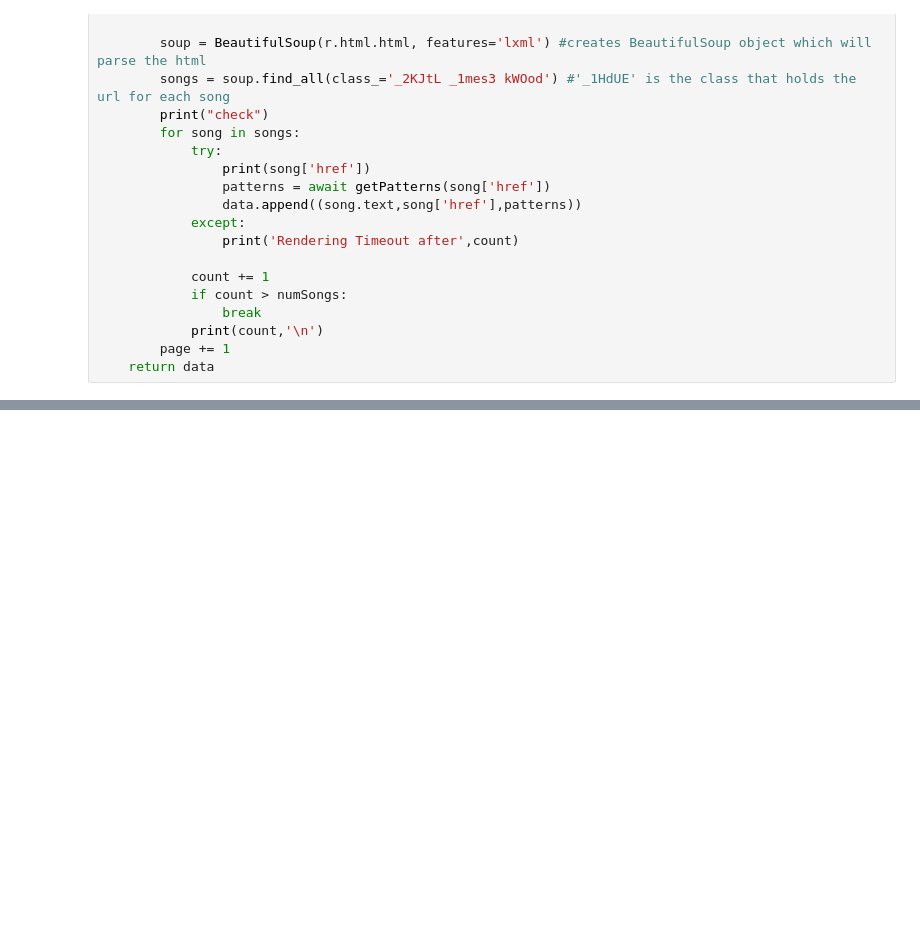
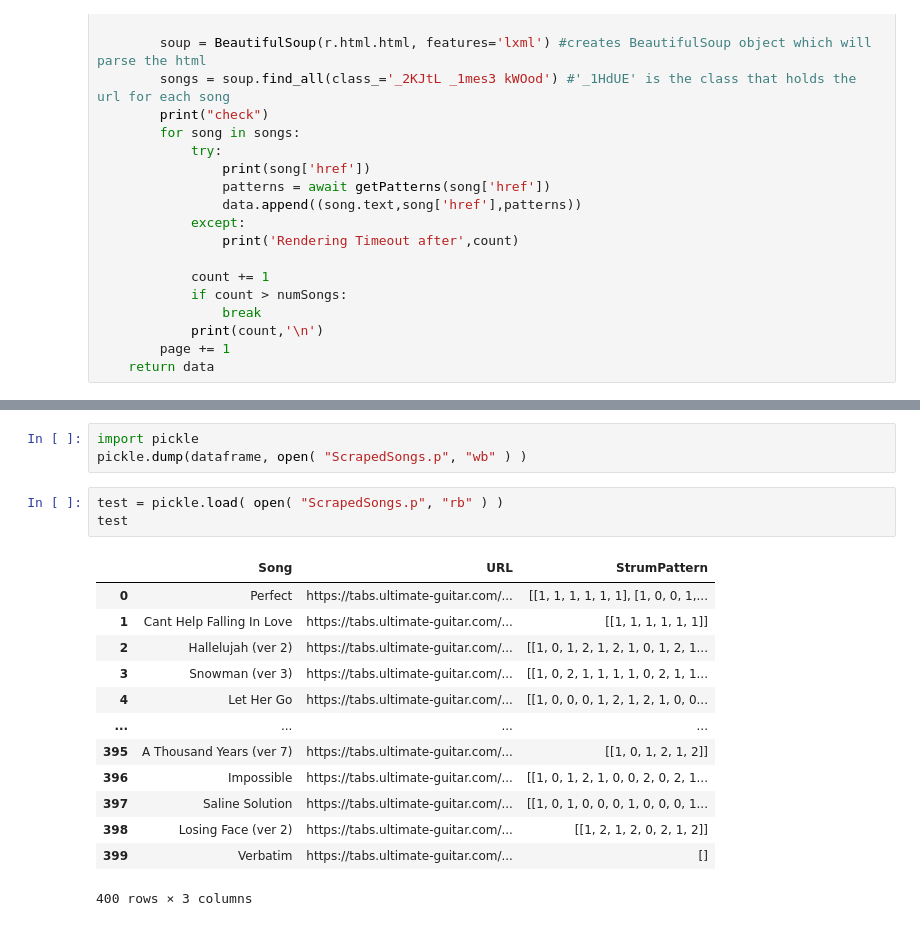
Before and after one commit to DashMo/GuitarStrum, a Jupyter notebook: Scraper.ipynb, the cells around one changed output, grey strips where cells are left out. Cells and saved outputs as stored; diff of their text form; blank space fills up the shorter version.

```diff
--- a/Scraper.ipynb
+++ b/Scraper.ipynb
@@ -293,0 +287,20 @@ Wicked Game https://tabs.ultimate-guitar.com/tab/chris-isaak/wicked-game-chords-
+# %%
+import pickle
+pickle.dump(dataframe, open( "ScrapedSongs.p", "wb" ) )
+# %%
+test = pickle.load( open( "ScrapedSongs.p", "rb" ) )
+test
+# %% [output]
+|  | Song | URL | StrumPattern |
+| 0 | Perfect | https://tabs.ultimate-guitar.com/... | [[1, 1, 1, 1, 1, 1], [1, 0, 0, 1,... |
+| 1 | Cant Help Falling In Love | https://tabs.ultimate-guitar.com/... | [[1, 1, 1, 1, 1, 1]] |
+| 2 | Hallelujah (ver 2) | https://tabs.ultimate-guitar.com/... | [[1, 0, 1, 2, 1, 2, 1, 0, 1, 2, 1... |
+| 3 | Snowman (ver 3) | https://tabs.ultimate-guitar.com/... | [[1, 0, 2, 1, 1, 1, 1, 0, 2, 1, 1... |
+| 4 | Let Her Go | https://tabs.ultimate-guitar.com/... | [[1, 0, 0, 0, 1, 2, 1, 2, 1, 0, 0... |
+| ... | ... | ... | ... |
+| 395 | A Thousand Years (ver 7) | https://tabs.ultimate-guitar.com/... | [[1, 0, 1, 2, 1, 2]] |
+| 396 | Impossible | https://tabs.ultimate-guitar.com/... | [[1, 0, 1, 2, 1, 0, 0, 2, 0, 2, 1... |
+| 397 | Saline Solution | https://tabs.ultimate-guitar.com/... | [[1, 0, 1, 0, 0, 0, 1, 0, 0, 0, 1... |
+| 398 | Losing Face (ver 2) | https://tabs.ultimate-guitar.com/... | [[1, 2, 1, 2, 0, 2, 1, 2]] |
+| 399 | Verbatim | https://tabs.ultimate-guitar.com/... | [] |
+400 rows × 3 columns
```
Also changed, not shown: parts of 9 cells of this notebook.
